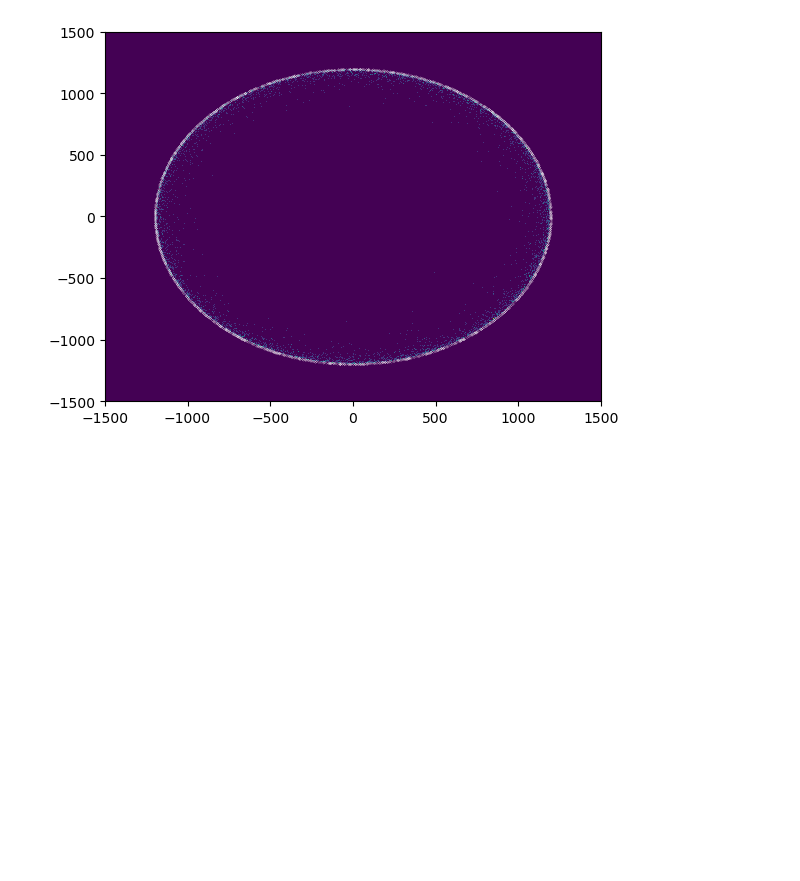
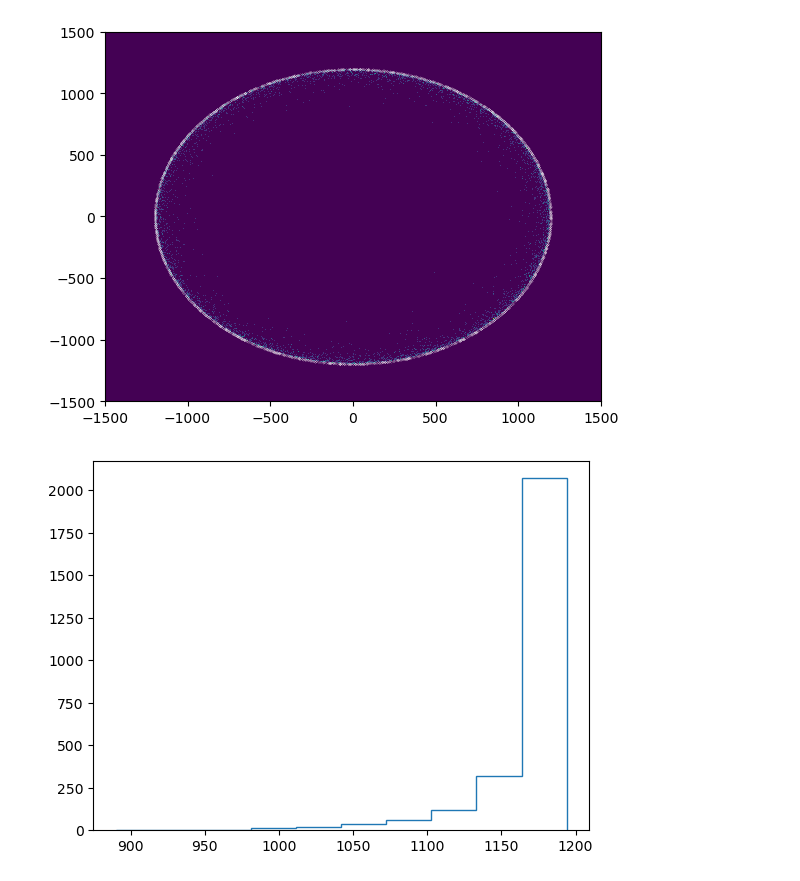
Before and after one commit to acolijn/G4FastSim, a Jupyter notebook: notebook/analysis.ipynb, the cells around one changed output. Saved outputs shown, nothing was run; the diff lists cells and outputs as text; code cells hidden in the pictures; blank space fills up the shorter version.

```diff
--- a/notebook/analysis.ipynb
+++ b/notebook/analysis.ipynb
@@ -50,3 +50,8 @@ plt.scatter(std.data['xp'], std.data['yp'], s=0.01, c='w')
 # %% [output]
 <matplotlib.collections.PathCollection at 0x...>
 [figure]
+# %%
+fig,ax = plt.subplots()
+ax = plt.hist(std.data['r'], histtype='step')
+# %% [output]
+[figure, added]
```
Also changed, not shown: parts of 1 cell of this notebook, 4 other files.
